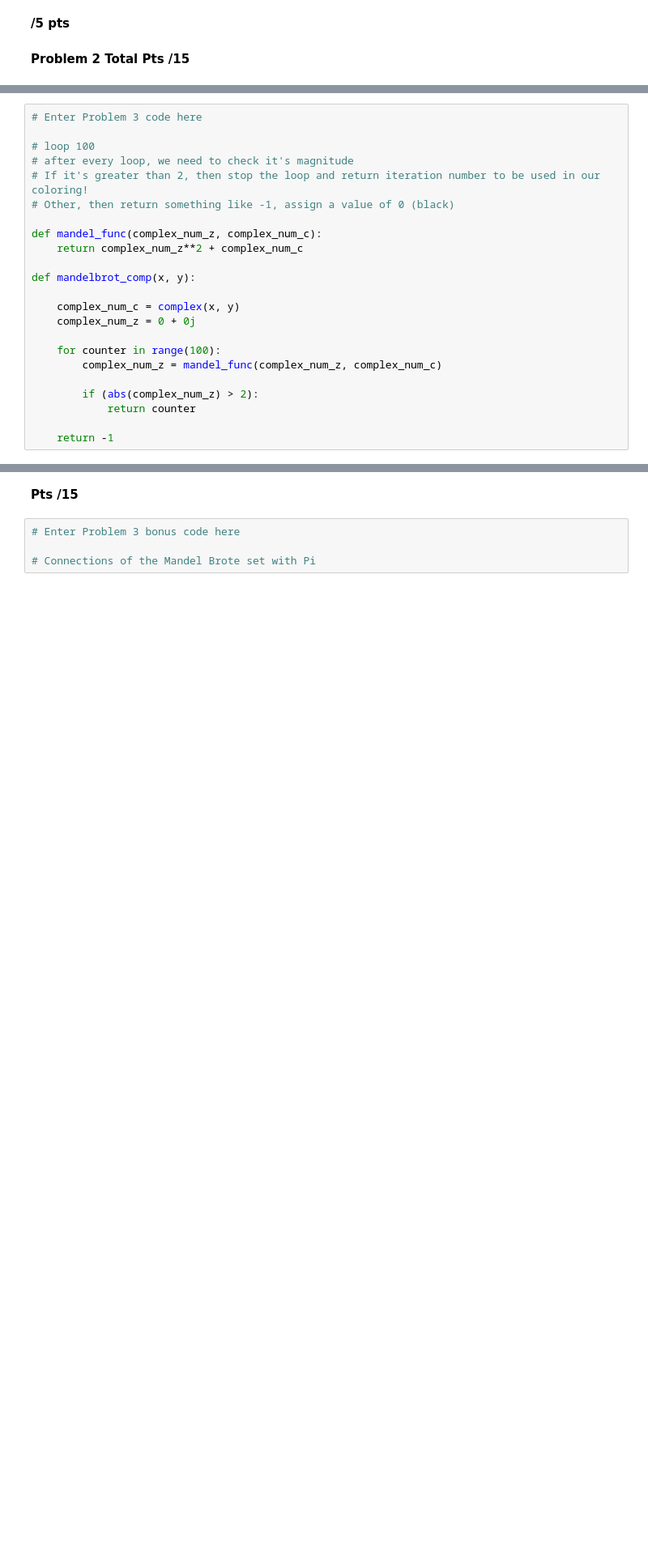
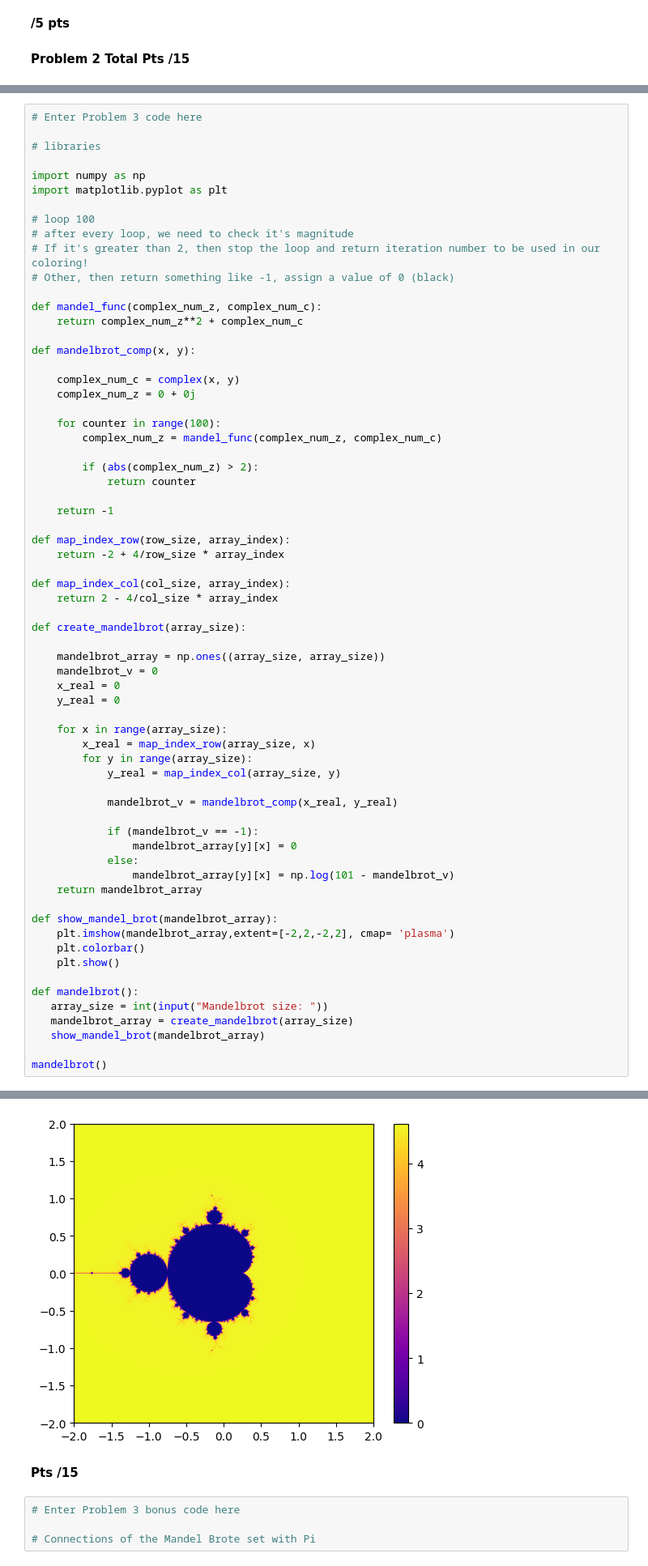
Before and after one commit to AcamaroCutcher/Computational-Physics, a Jupyter notebook: Homework/hw2_notebook_2026.ipynb, the cells around one changed output, grey strips where cells are left out. Shown at 81% size. Drawn from its saved outputs; the diff is of its cells as text; blank space fills up the shorter version.

```diff
--- a/Homework/hw2_notebook_2026.ipynb
+++ b/Homework/hw2_notebook_2026.ipynb
@@ -255,6 +255,11 @@ some of the finer structure outside the set.
 **BONUS (up to 5 pts)**: Explore the Mandelbrot set on your own by zooming into a sub-region of the complex plane. Or, do some internet research and find some interesting region of the Mandelbrot set to plot. Make a beautiful plot!
 # %%
 # Enter Problem 3 code here
+
+# libraries
+
+import numpy as np
+import matplotlib.pyplot as plt
 
 # loop 100
 # after every loop, we need to check it's magnitude
@@ -276,4 +281,42 @@ def mandelbrot_comp(x, y):
             return counter
 
     return -1
+
+def map_index_row(row_size, array_index):
+    return -2 + 4/row_size * array_index
+
+def map_index_col(col_size, array_index):
+    return 2 - 4/col_size * array_index
+
+def create_mandelbrot(array_size):
+
+    mandelbrot_array = np.ones((array_size, array_size))
+    mandelbrot_v = 0
+    x_real = 0
+    y_real = 0
+
+    for x in range(array_size):
+        x_real = map_index_row(array_size, x)
+        for y in range(array_size):
+            y_real = map_index_col(array_size, y)
+
+            mandelbrot_v = mandelbrot_comp(x_real, y_real)
+
+            if (mandelbrot_v == -1):
+                mandelbrot_array[y][x] = 0
+            else:
+                mandelbrot_array[y][x] = np.log(101 - mandelbrot_v)
+    return mandelbrot_array
+
+def show_mandel_brot(mandelbrot_array):
+    plt.imshow(mandelbrot_array,extent=[-2,2,-2,2], cmap= 'plasma')
+    plt.colorbar()
+    plt.show()
+
+def mandelbrot():
+   array_size = int(input("Mandelbrot size: "))
+   mandelbrot_array = create_mandelbrot(array_size)
+   show_mandel_brot(mandelbrot_array)
+
+mandelbrot()
 # %% [output]
@@ -281,3 +323,4 @@ def mandelbrot_comp(x, y):
+[figure, added]
 # %% [markdown]
 **Pts /15**
 # %%
```
Also changed, not shown: parts of 1 cell of this notebook, 1 other file.
